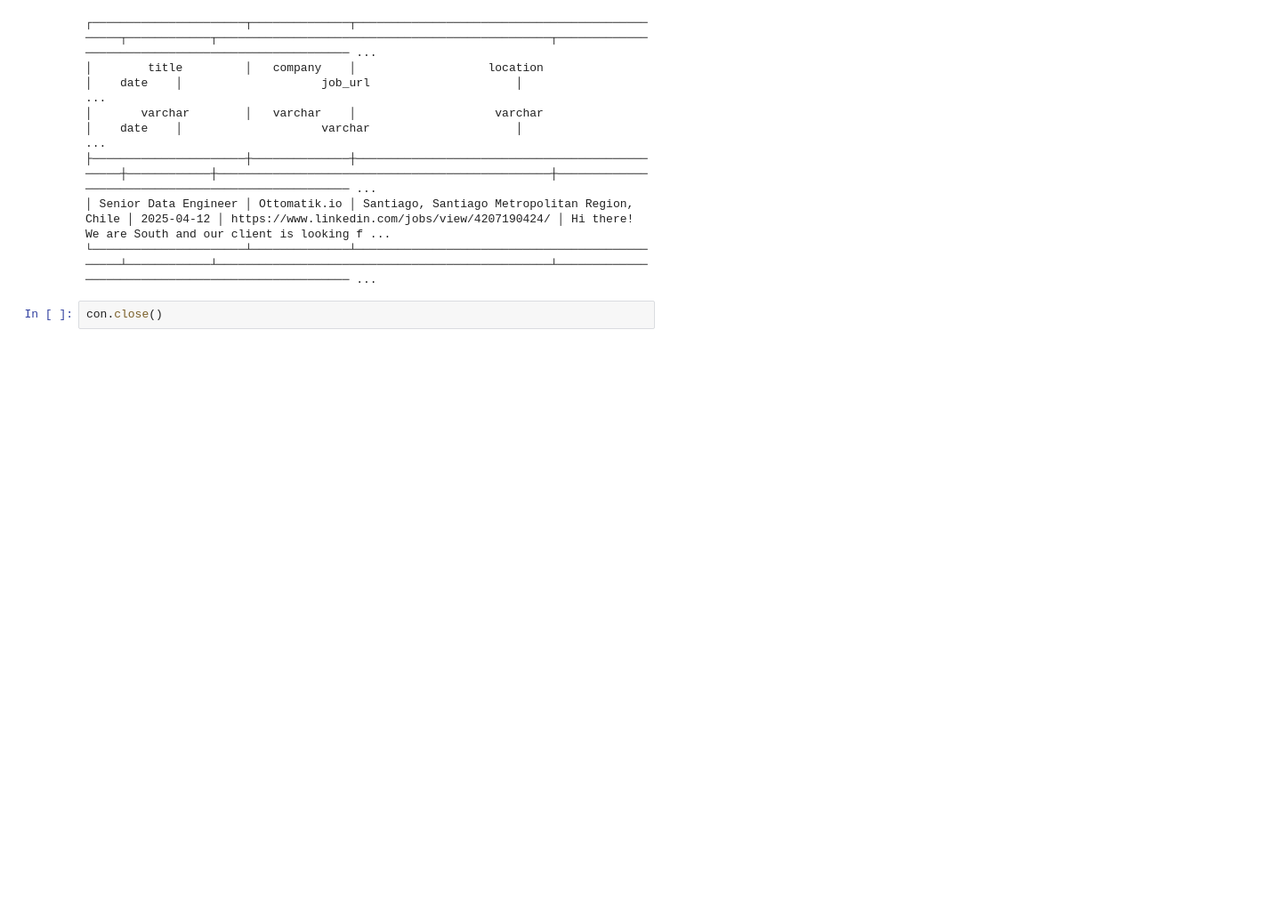
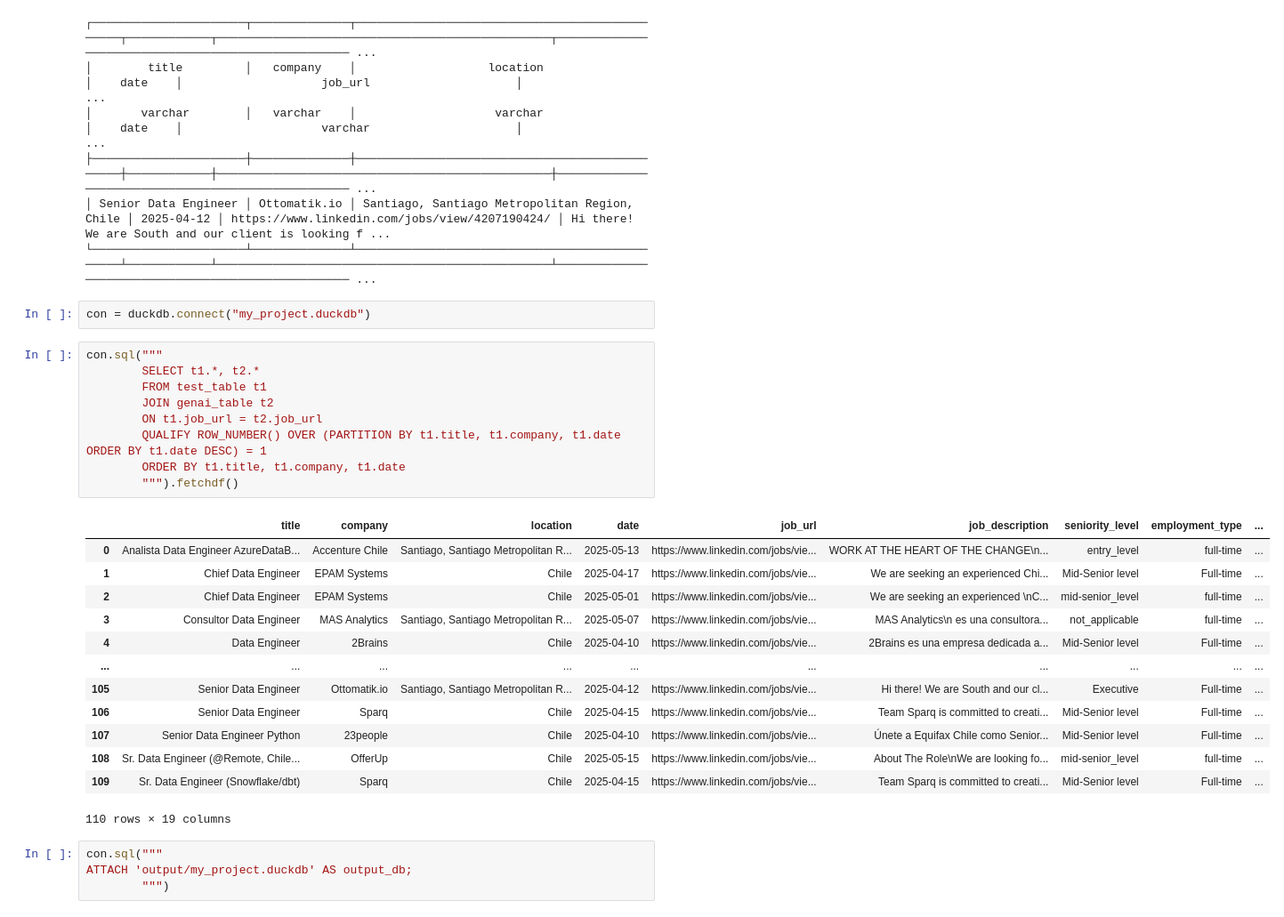
Before and after one commit to sebakjal/jobmarket_analyisis, a Jupyter notebook: db_manipulation.ipynb, the cells around one changed output. Shown: that part at 89% size. Drawn from its saved outputs; the diff is of its cells as text; blank space fills up the shorter version.

```diff
--- a/db_manipulation.ipynb
+++ b/db_manipulation.ipynb
@@ -187,5 +121,32 @@ con.sql("""
 ├──────────────────────┼──────────────┼───────────────────────────────────────────────┼────────────┼────────────────────────────────────────────────┼─────────────────────────────────────────────────── ...
 │ Senior Data Engineer │ Ottomatik.io │ Santiago, Santiago Metropolitan Region, Chile │ 2025-04-12 │ https://www.linkedin.com/jobs/view/4207190424/ │ Hi there! We are South and our client is looking f ...
 └──────────────────────┴──────────────┴───────────────────────────────────────────────┴────────────┴────────────────────────────────────────────────┴─────────────────────────────────────────────────── ...
-# %%
-con.close()
+# %%
+con = duckdb.connect("my_project.duckdb")
+# %%
+con.sql("""
+        SELECT t1.*, t2.*
+        FROM test_table t1
+        JOIN genai_table t2
+        ON t1.job_url = t2.job_url
+        QUALIFY ROW_NUMBER() OVER (PARTITION BY t1.title, t1.company, t1.date ORDER BY t1.date DESC) = 1
+        ORDER BY t1.title, t1.company, t1.date
+        """).fetchdf()
+# %% [output]
+|  | title | company | location | date | job_url | job_description | seniority_level | employment_type | ... |
+| 0 | Analista Data Engineer AzureDataB... | Accenture Chile | Santiago, Santiago Metropolitan R... | 2025-05-13 | https://www.linkedin.com/jobs/vie... | WORK AT THE HEART OF THE CHANGE\n... | entry_level | full-time | ... |
+| 1 | Chief Data Engineer | EPAM Systems | Chile | 2025-04-17 | https://www.linkedin.com/jobs/vie... | We are seeking an experienced Chi... | Mid-Senior level | Full-time | ... |
+| 2 | Chief Data Engineer | EPAM Systems | Chile | 2025-05-01 | https://www.linkedin.com/jobs/vie... | We are seeking an experienced \nC... | mid-senior_level | full-time | ... |
+| 3 | Consultor Data Engineer | MAS Analytics | Santiago, Santiago Metropolitan R... | 2025-05-07 | https://www.linkedin.com/jobs/vie... | MAS Analytics\n es una consultora... | not_applicable | full-time | ... |
+| 4 | Data Engineer | 2Brains | Chile | 2025-04-10 | https://www.linkedin.com/jobs/vie... | 2Brains es una empresa dedicada a... | Mid-Senior level | Full-time | ... |
+| ... | ... | ... | ... | ... | ... | ... | ... | ... | ... |
+| 105 | Senior Data Engineer | Ottomatik.io | Santiago, Santiago Metropolitan R... | 2025-04-12 | https://www.linkedin.com/jobs/vie... | Hi there! We are South and our cl... | Executive | Full-time | ... |
+| 106 | Senior Data Engineer | Sparq | Chile | 2025-04-15 | https://www.linkedin.com/jobs/vie... | Team Sparq is committed to creati... | Mid-Senior level | Full-time | ... |
+| 107 | Senior Data Engineer Python | 23people | Chile | 2025-04-10 | https://www.linkedin.com/jobs/vie... | Únete a Equifax Chile como Senior... | Mid-Senior level | Full-time | ... |
+| 108 | Sr. Data Engineer (@Remote, Chile... | OfferUp | Chile | 2025-05-15 | https://www.linkedin.com/jobs/vie... | About The Role\nWe are looking fo... | mid-senior_level | full-time | ... |
+| 109 | Sr. Data Engineer (Snowflake/dbt) | Sparq | Chile | 2025-04-15 | https://www.linkedin.com/jobs/vie... | Team Sparq is committed to creati... | Mid-Senior level | Full-time | ... |
+110 rows × 19 columns
+# %%
+con.sql("""
+ATTACH 'output/my_project.duckdb' AS output_db;
+        """)
```
Also changed, not shown: parts of 11 cells of this notebook, 10 other files.
